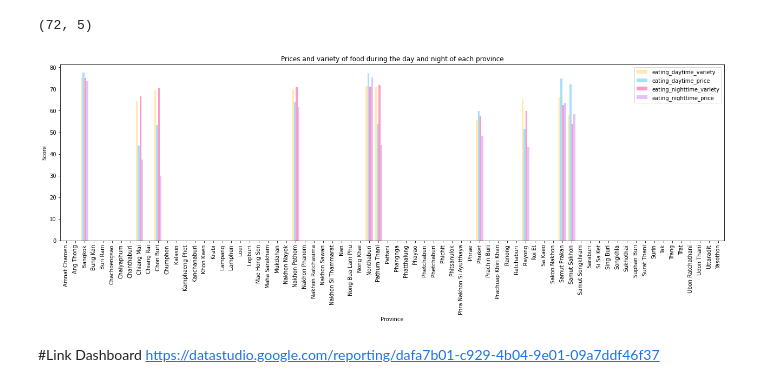
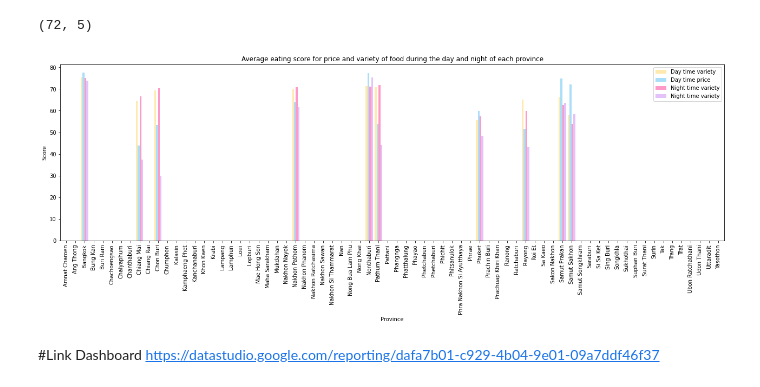
Before and after one commit to supatsara2002/BasicProg_DataViz65, a Jupyter notebook: Project.ipynb, the cells around one changed output. Saved outputs shown, nothing was run; the diff lists cells and outputs as text; code cells hidden in the pictures.

```diff
--- a/Project.ipynb
+++ b/Project.ipynb
@@ -1076,10 +1083,11 @@ matplotlib.rcParams['figure.figsize']=[22,6]
 # %%
 eat.plot(kind='bar', x='province_name_en',color=['#FFE9AE','#A9DEF9','#FF99C8','#E4C1F9'],width=0.8)
 plt.xlabel('Province')
 plt.ylabel('Score')
-plt.title('Prices and variety of food during the day and night of each province');
+plt.legend(labels=['Day time variety', 'Day time price','Night time variety','Night time variety'])
+plt.title('Average eating score for price and variety of food during the day and night of each province');
 # %% [output]
-[figure, old version]
+[figure, new version]
 # %% [markdown]
 #Link Dashboard
 https://datastudio.google.com/reporting/dafa7b01-c929-4b04-9e01-09a7ddf46f37
```
Also changed, not shown: parts of 6 cells of this notebook.
